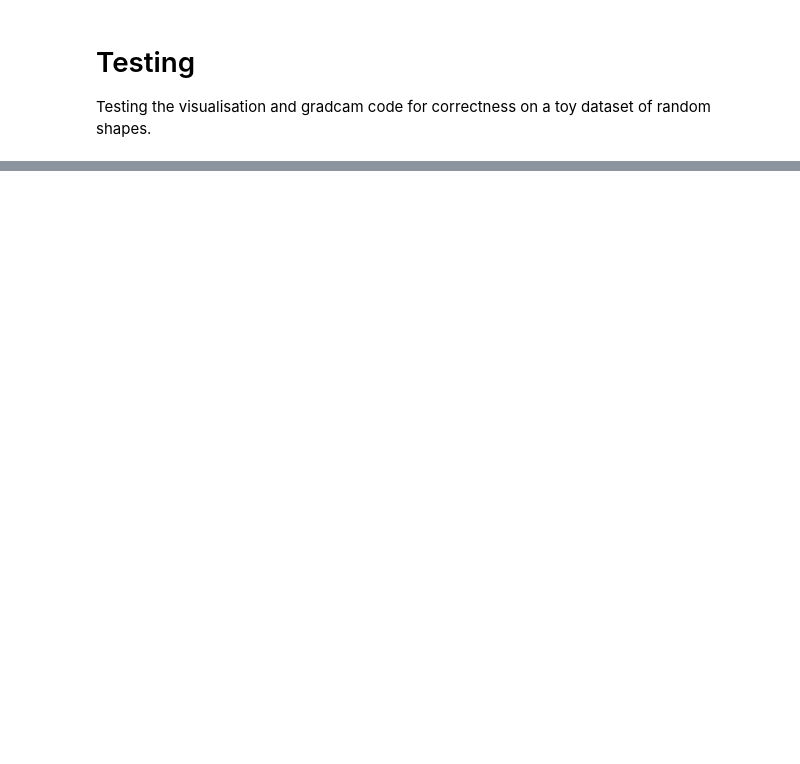
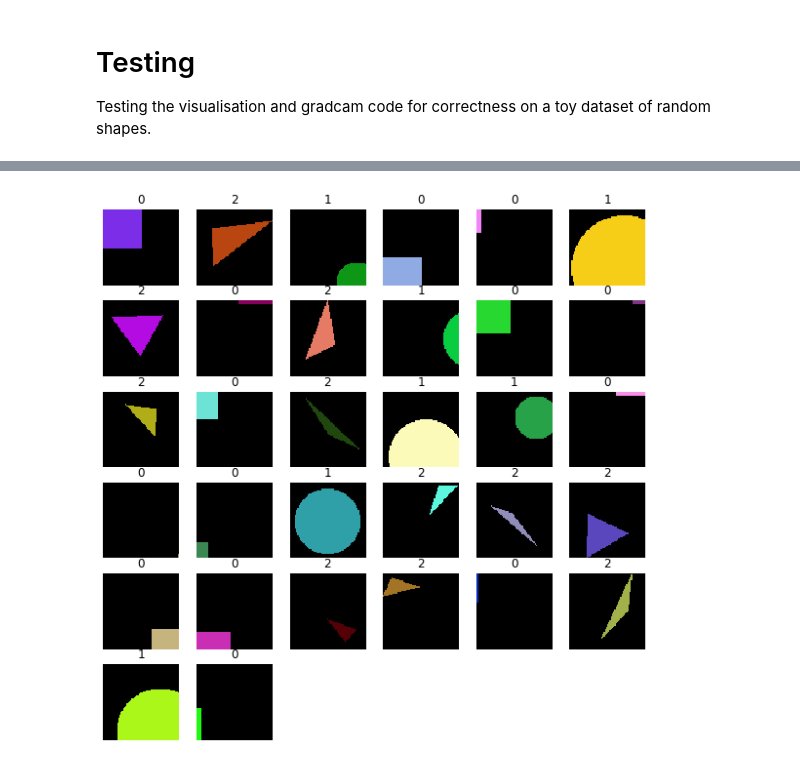
Before and after one commit to ttumiel/interpret, a Jupyter notebook: Test.ipynb, the cells around one changed output, grey strips where cells are left out. Saved outputs shown, nothing was run; the diff lists cells and outputs as text; code cells hidden in the pictures; blank space fills up the shorter version.

```diff
--- a/Test.ipynb
+++ b/Test.ipynb
@@ -141,5 +117,9 @@ plt.plot(accs)
 # %%
 test_im, test_lb = next(iter(dl))
+# %%
+show_images(test_im, normalize=True, labels=test_lb, figsize=(10,10))
+# %% [output]
+[figure, added]
 # %%
 p = net(test_im)
 p.argmax(-1)
```
Also changed, not shown: parts of 34 cells of this notebook.
